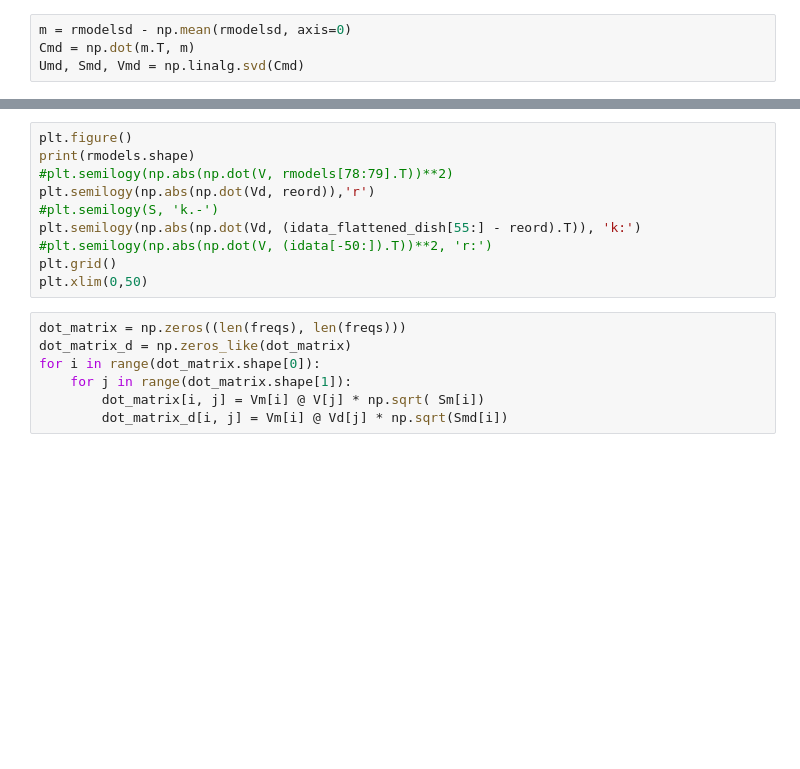
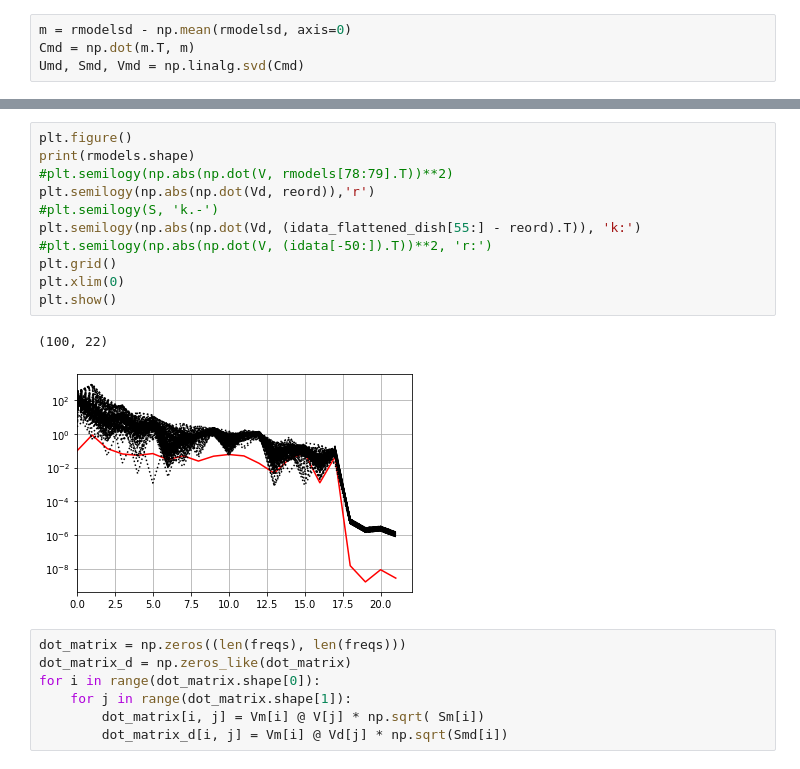
Before and after one commit to christianhbye/eigsep_misc, a Jupyter notebook: mock_vivaldi_analysis/mock_vivaldi_analysis_CHB.ipynb, the cells around one changed output, grey strips where cells are left out. Cells and saved outputs as stored; diff of their text form; blank space fills up the shorter version.

```diff
--- a/mock_vivaldi_analysis/mock_vivaldi_analysis_CHB.ipynb
+++ b/mock_vivaldi_analysis/mock_vivaldi_analysis_CHB.ipynb
@@ -438,13 +446,17 @@ plt.xlim(0,50)
 # %%
 plt.figure()
 print(rmodels.shape)
 #plt.semilogy(np.abs(np.dot(V, rmodels[78:79].T))**2)
 plt.semilogy(np.abs(np.dot(Vd, reord)),'r')
 #plt.semilogy(S, 'k.-')
 plt.semilogy(np.abs(np.dot(Vd, (idata_flattened_dish[55:] - reord).T)), 'k:')
 #plt.semilogy(np.abs(np.dot(V, (idata[-50:]).T))**2, 'r:')
 plt.grid()
-plt.xlim(0,50)
+plt.xlim(0)
+plt.show()
+# %% [output]
+(100, 22)
+[figure, added]
 # %%
 dot_matrix = np.zeros((len(freqs), len(freqs)))
 dot_matrix_d = np.zeros_like(dot_matrix)
```
Also changed, not shown: parts of 12 cells of this notebook.
